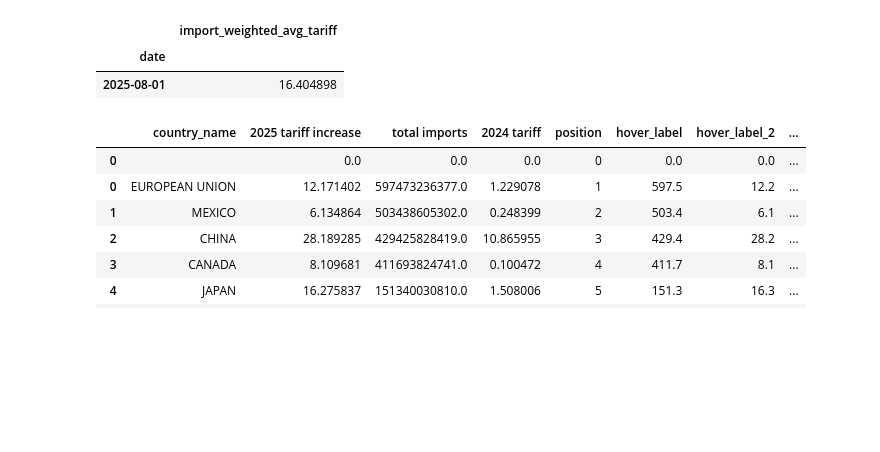
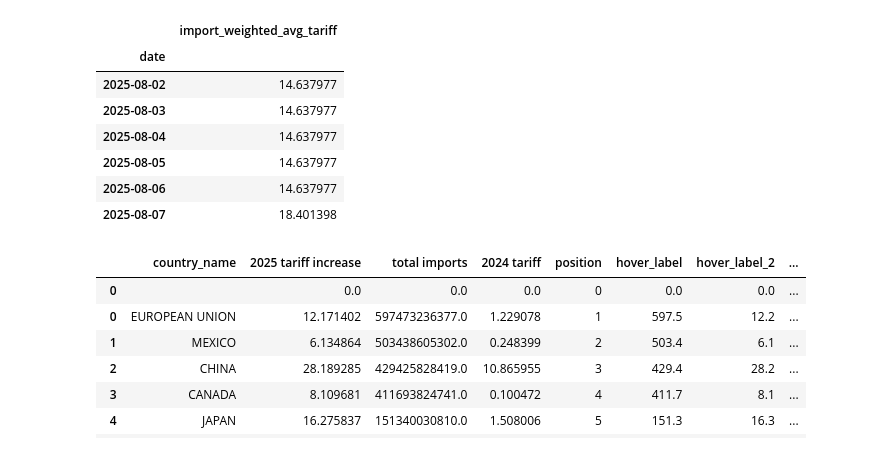
Before and after one commit to tradewartracker/trade-war-redux-2025, a Jupyter notebook: tariff-summary-country-time.ipynb, the cells around one changed output. Drawn from its saved outputs; the diff is of its cells as text; code cells hidden in the pictures; blank space fills up the shorter version.

```diff
--- a/tariff-summary-country-time.ipynb
+++ b/tariff-summary-country-time.ipynb
@@ -378,9 +379,14 @@ Timestamp('2025-07-31 00:00:00')
 # %%
-daily_tariff.loc[pd.Timestamp.now():"2025-08-01"]
+daily_tariff.loc[pd.Timestamp.now():"2025-08-07"]
 # %% [output]
 |  | import_weighted_avg_tariff |
 | date |  |
-| 2025-08-01 | 16.404898 |
+| 2025-08-02 | 14.637977 |
+| 2025-08-03 | 14.637977 |
+| 2025-08-04 | 14.637977 |
+| 2025-08-05 | 14.637977 |
+| 2025-08-06 | 14.637977 |
+| 2025-08-07 | 18.401398 |
 # %%
 def make_tariff_daily(df):
 
```
Also changed, not shown: parts of 8 cells of this notebook.
